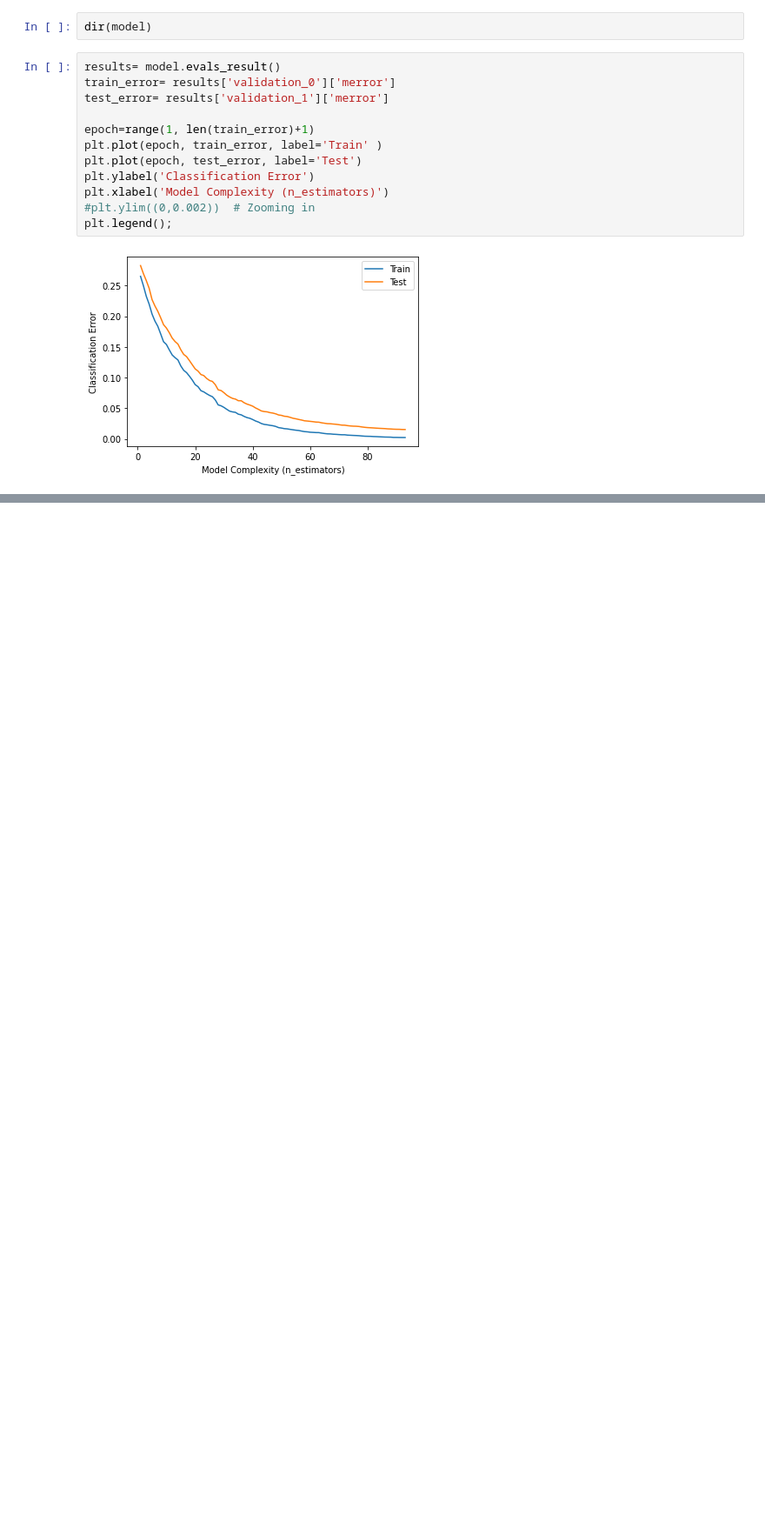
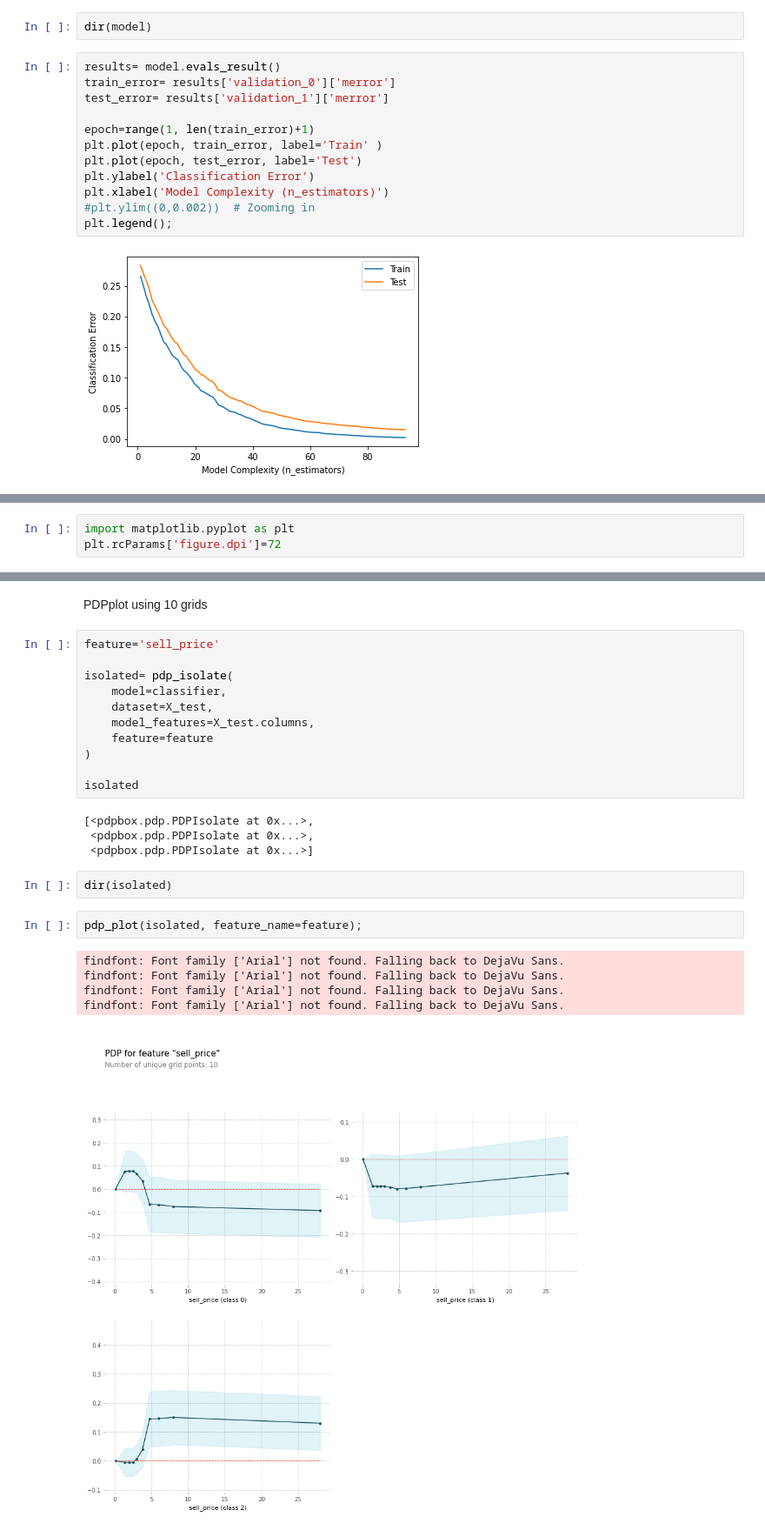
Before and after one commit to JenBanks8585/DS-Unit-2-Applied-Modeling, a Jupyter notebook: Jen_Banks_Walmart_project_on_Collab.ipynb, the cells around one changed output, grey strips where cells are left out. Shown at 87% size. Cells and saved outputs as stored; diff of their text form; blank space fills up the shorter version.

```diff
--- a/Jen_Banks_Walmart_project_on_Collab.ipynb
+++ b/Jen_Banks_Walmart_project_on_Collab.ipynb
@@ -760,0 +748,3 @@ plt.legend();
+# %%
+import matplotlib.pyplot as plt
+plt.rcParams['figure.dpi']=72
@@ -760,0 +757,27 @@ plt.legend();
+# %% [markdown]
+PDPplot using 10 grids
+# %%
+feature='sell_price'
+
+isolated= pdp_isolate(
+    model=classifier,
+    dataset=X_test,
+    model_features=X_test.columns,
+    feature=feature
+)
+
+isolated
+# %% [output]
+[<pdpbox.pdp.PDPIsolate at 0x...>,
+ <pdpbox.pdp.PDPIsolate at 0x...>,
+ <pdpbox.pdp.PDPIsolate at 0x...>]
+# %%
+dir(isolated)
+# %%
+pdp_plot(isolated, feature_name=feature);
+# %% [output]
+findfont: Font family ['Arial'] not found. Falling back to DejaVu Sans.
+findfont: Font family ['Arial'] not found. Falling back to DejaVu Sans.
+findfont: Font family ['Arial'] not found. Falling back to DejaVu Sans.
+findfont: Font family ['Arial'] not found. Falling back to DejaVu Sans.
+[figure, added]
```
Also changed, not shown: parts of 50 cells of this notebook.
